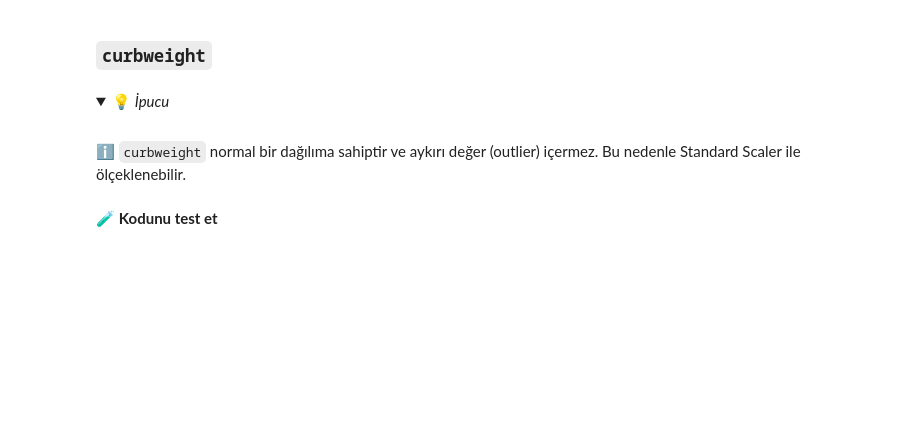
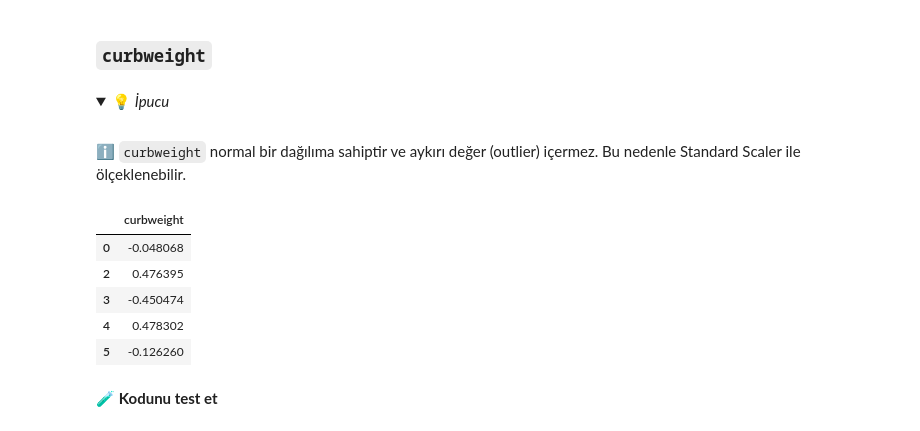
Before and after one commit to kaanaydin02/S16D2-S-Data-car-prices, a Jupyter notebook: Car-Prices.ipynb, the cells around one changed output. Cells and saved outputs as stored; diff of their text form; code cells hidden in the pictures; folded sections open; blank space fills up the shorter version.

```diff
--- a/Car-Prices.ipynb
+++ b/Car-Prices.ipynb
@@ -167,3 +193,16 @@ Dönüştürülmüş değerlerle orijinal sütunları değiştirin.
+# %%
+from sklearn.preprocessing import StandardScaler
+
+standard_scaler = StandardScaler()
+df[['curbweight']] = standard_scaler.fit_transform(df[['curbweight']])
+df[['curbweight']].head()
+# %% [output]
+|  | curbweight |
+| 0 | -0.048068 |
+| 2 | 0.476395 |
+| 3 | -0.450474 |
+| 4 | 0.478302 |
+| 5 | -0.126260 |
 # %%
 # SENİN KODUN BURAYA
 # %% [markdown]
```
Also changed, not shown: parts of 24 cells of this notebook, 2 other files.
